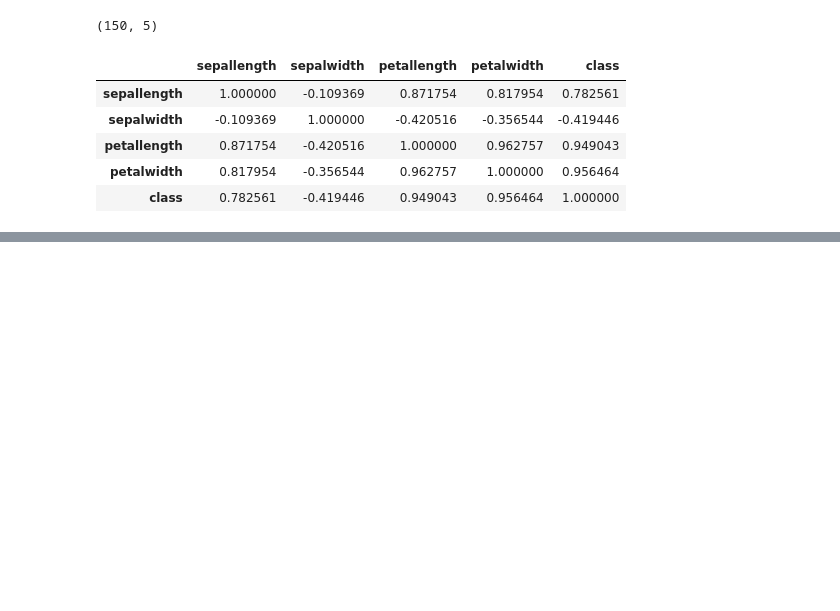
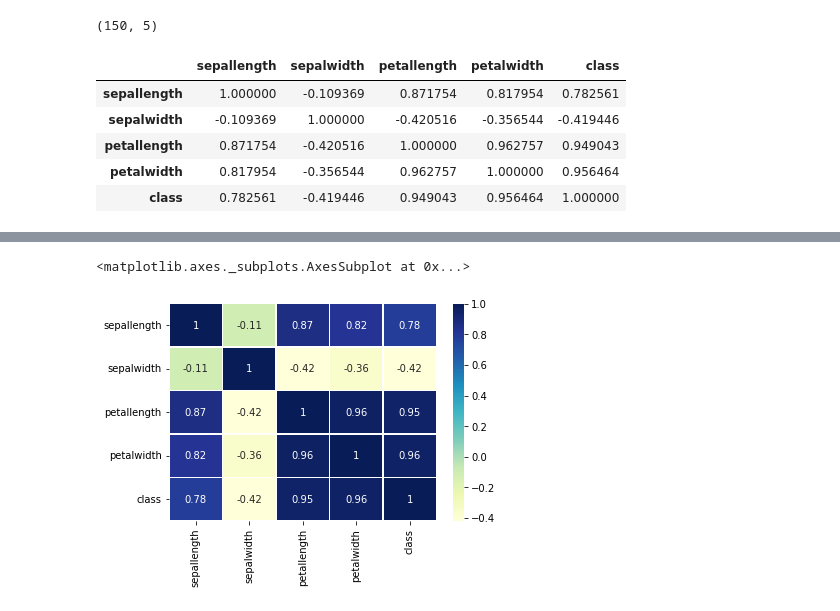
Before and after one commit to coodjet/Machine-Learning-stages, a Jupyter notebook: EDA.ipynb, the cells around one changed output, grey strips where cells are left out. Drawn from its saved outputs; the diff is of its cells as text; code cells hidden in the pictures; blank space fills up the shorter version.

```diff
--- a/EDA.ipynb
+++ b/EDA.ipynb
@@ -109,0 +124,5 @@ df.corr()
+# %%
+sns.heatmap(co, annot=True, cmap="YlGnBu", linewidth=.5)
+# %% [output]
+<matplotlib.axes._subplots.AxesSubplot at 0x...>
+[figure, added]
```
Also changed, not shown: parts of 6 cells of this notebook.
